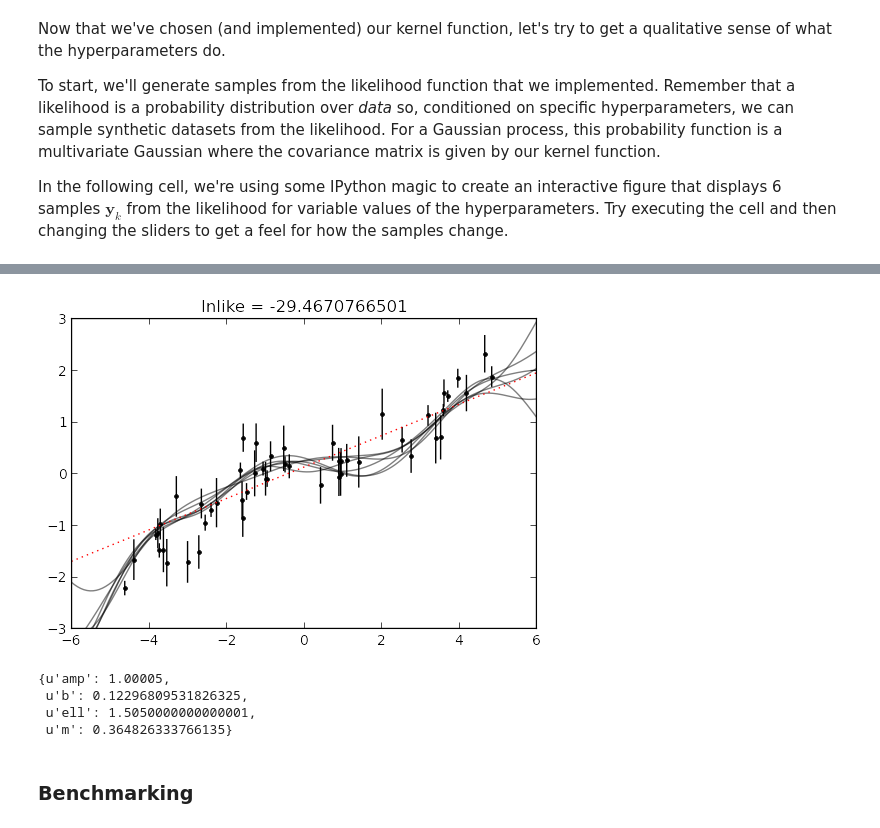
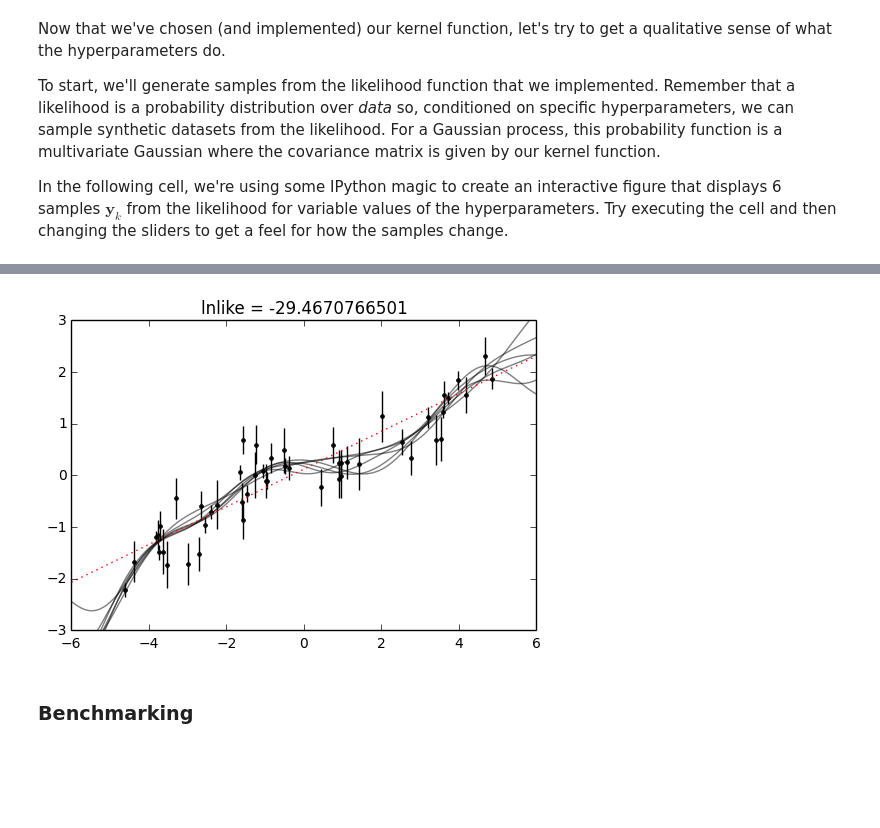
Before and after one commit to dfm/gp, a Jupyter notebook: worksheet.ipynb, the cells around one changed output, grey strips where cells are left out. Cells and saved outputs as stored; diff of their text form; code cells hidden in the pictures; blank space fills up the shorter version.

```diff
--- a/worksheet.ipynb
+++ b/worksheet.ipynb
@@ -247,57 +232,7 @@ In the figure, the "noiseless" mean linear function is shown as a dotted red lin
-# %%
-# Pre-compute a bunch of things for speed.
-xs = np.linspace(-6, 6, 300)
-rxx = x[:, None] - x[None, :]
-rss = xs[:, None] - xs[None, :]
-rxs = x[None, :] - xs[:, None]
-ye2 = yerr ** 2
-
-# This function samples from the conditional distribution and
-# plots those samples.
-def sample_conditional(amp, ell, m=mu[0], b=mu[1]):
-    np.random.seed(123)
-
-    # Compute the covariance matrices.
-    Kxx = expsq_kernel([amp, ell], rxx)
-    Kxx[np.diag_indices_from(Kxx)] += ye2
-    Kss = expsq_kernel([amp, ell], rss)
-    Kxs = expsq_kernel([amp, ell], rxs)
-
-    # Compute the residuals.
-    resid = y - (m*x+b)
-    model = m*x0+b
-    a = np.linalg.solve(Kxx, resid)
-
-    # Compute the likelihood.
-    s, ld = np.linalg.slogdet(Kxx)
-    ll = -0.5 * (np.dot(resid, a) + ld + len(x)*np.log(2*np.pi))
-
-    # Compute the predictive mean.
-    mu = np.dot(Kxs, a) + model
-
-    # Compute the predictive covariance.
-    cov = Kss - np.dot(Kxs, np.linalg.solve(Kxx, Kxs.T))
-
-    # Sample and display the results.
-    y0 = np.random.multivariate_normal(mu, cov, 6)
-    pl.errorbar(x, y, yerr=yerr, fmt=".k", capsize=0)
-    pl.plot(xs, y0.T, "k", alpha=0.5)
-    pl.plot(xs, m*x0+b, ":r")
-    pl.ylim(-3, 3)
-    pl.xlim(-6, 6)
-    pl.title("lnlike = {0}".format(ll))
-
-w = interactive(sample_conditional, amp=(1.0e-4, 2.0), ell=(0.01, 3.0), m=(-1.0, 5.0), b=(-3.0, 3.0))
-display(w);
-# %% [output]
-[figure, removed]
-# %%
-w.kwargs
-# %% [output]
-{u'amp': 1.00005,
- u'b': 0.12296809531826325,
- u'ell': 1.5050000000000001,
- u'm': 0.364826333766135}
+# %%
+w = gp.line.interactive.setup_conditional_sampler(x, y, yerr, expsq_kernel);
+# %% [output]
+[figure, added]
 # %% [markdown]
 ### Benchmarking
 # %% [markdown]
```
Also changed, not shown: parts of 12 cells of this notebook, 5 other files.
